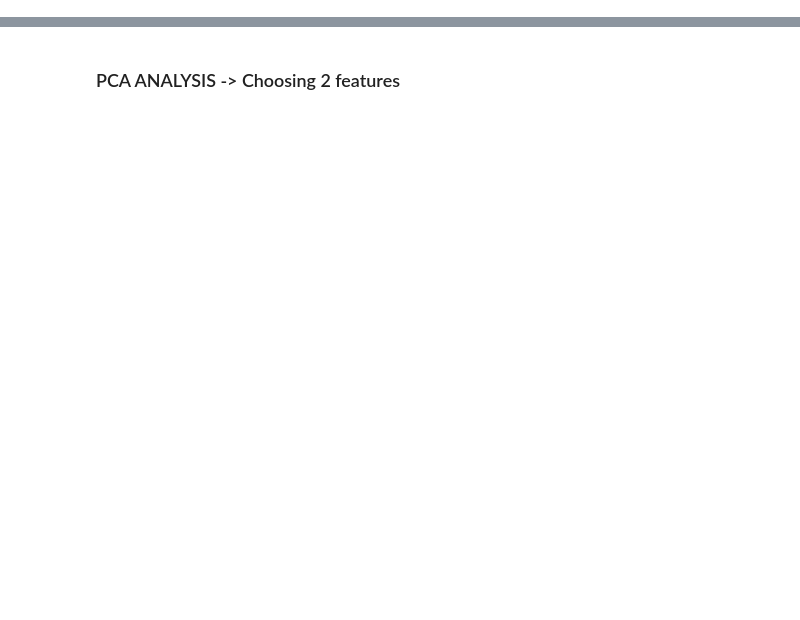
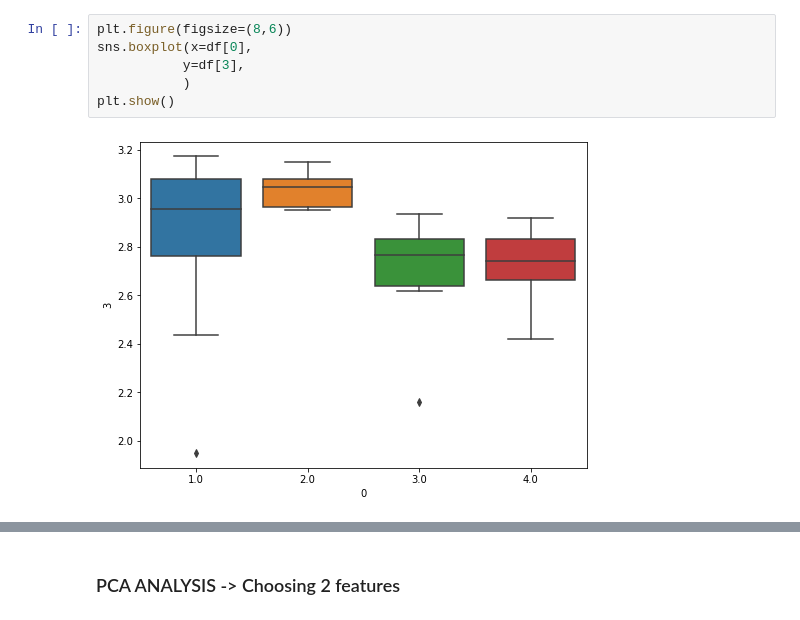
Before and after one commit to adrian-ramirezc/ml-TumorClassification, a Jupyter notebook: TumorClassification.ipynb, the cells around one changed output, grey strips where cells are left out. Saved outputs shown, nothing was run; the diff lists cells and outputs as text; blank space fills up the shorter version.

```diff
--- a/TumorClassification.ipynb
+++ b/TumorClassification.ipynb
@@ -27,0 +88,8 @@ Classes:  [1 2 3 4]
+# %%
+plt.figure(figsize=(8,6))
+sns.boxplot(x=df[0],
+           y=df[3],
+           )
+plt.show()
+# %% [output]
+[figure, added]
```
Also changed, not shown: parts of 10 cells of this notebook.
